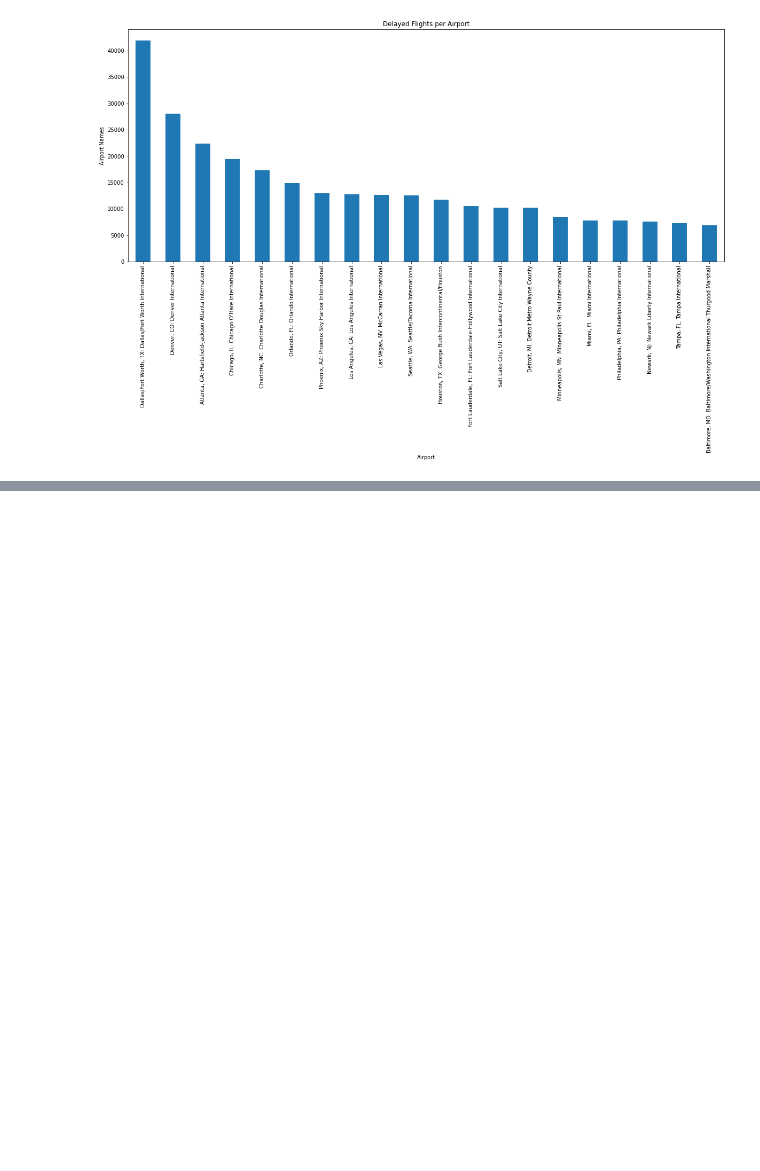
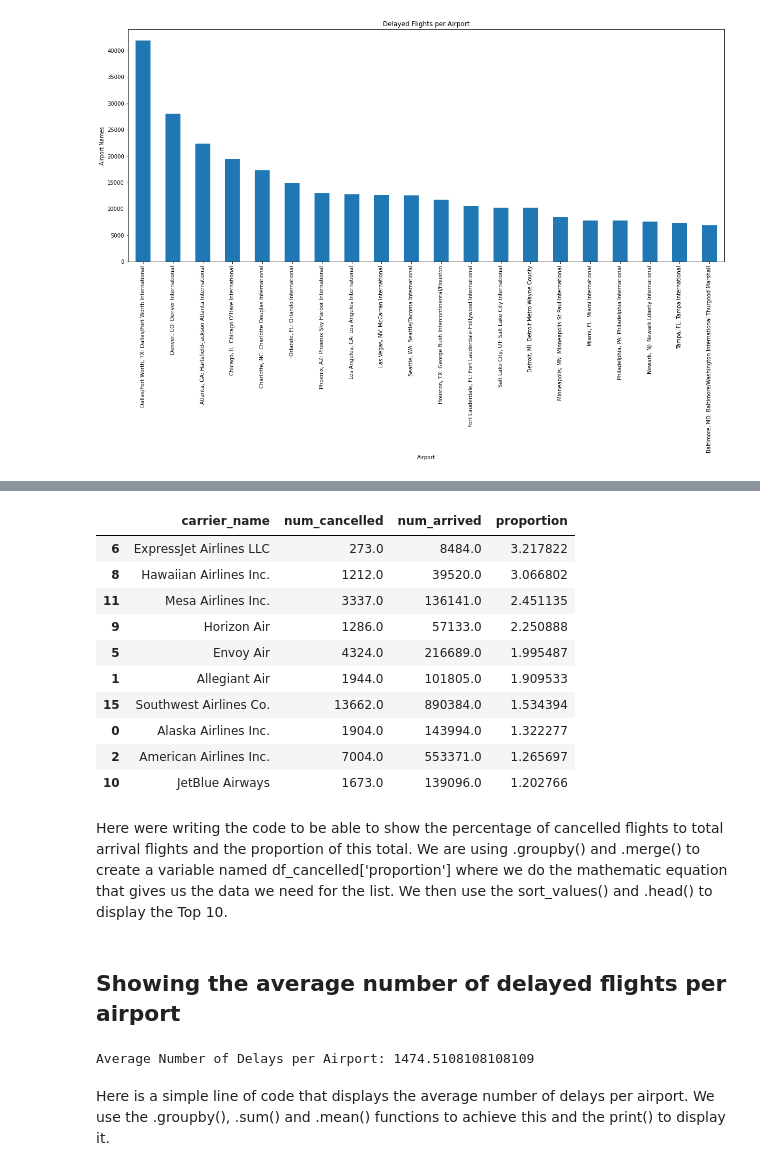
Before and after one commit to kmccoy123/Flight-Delays, a Jupyter notebook: report.ipynb, the cells around one changed output, grey strips where cells are left out. Saved outputs shown, nothing was run; the diff lists cells and outputs as text; code cells hidden in the pictures; blank space fills up the shorter version.

```diff
--- a/report.ipynb
+++ b/report.ipynb
@@ -181,0 +219,34 @@ df.plot(x="carrier", y=["weather_ct", "carrier_ct"], kind="barh")
+# %%
+df_flights = df.groupby('carrier_name')['arr_flights'].sum().reset_index(name='num_arrived')
+df_cancelled = df.groupby('carrier_name')['arr_cancelled'].sum().reset_index(name='num_cancelled')
+df_cancelled = pd.merge(df_cancelled, df_flights, on='carrier_name')
+
+df_cancelled['proportion'] = df_cancelled['num_cancelled'] / df_cancelled['num_arrived'] * 100
+
+df_cancelled.sort_values(by=['proportion'], ascending=False).head(10)
+# %% [output]
+|  | carrier_name | num_cancelled | num_arrived | proportion |
+| 6 | ExpressJet Airlines LLC | 273.0 | 8484.0 | 3.217822 |
+| 8 | Hawaiian Airlines Inc. | 1212.0 | 39520.0 | 3.066802 |
+| 11 | Mesa Airlines Inc. | 3337.0 | 136141.0 | 2.451135 |
+| 9 | Horizon Air | 1286.0 | 57133.0 | 2.250888 |
+| 5 | Envoy Air | 4324.0 | 216689.0 | 1.995487 |
+| 1 | Allegiant Air | 1944.0 | 101805.0 | 1.909533 |
+| 15 | Southwest Airlines Co. | 13662.0 | 890384.0 | 1.534394 |
+| 0 | Alaska Airlines Inc. | 1904.0 | 143994.0 | 1.322277 |
+| 2 | American Airlines Inc. | 7004.0 | 553371.0 | 1.265697 |
+| 10 | JetBlue Airways | 1673.0 | 139096.0 | 1.202766 |
+# %% [markdown]
+Here were writing the code to be able to show the percentage of cancelled flights to total arrival flights and the proportion of this total.  We are using .groupby() and .merge() to create a variable named df_cancelled['proportion'] where we do the mathematic equation that gives us the data we need for the list.  We then use the sort_values() and .head() to display the Top 10.
+# %% [markdown]
+## Showing the average number of delayed flights per airport
+# %%
+# Calculate the average number of delays per airport.
+average_delay = df.groupby('airport')['arr_del15'].sum().mean()
+
+# Display average number of delays per airport.
+print('Average Number of Delays per Airport: ' + str(average_delay))
+# %% [output]
+Average Number of Delays per Airport: 1474.5108108108109
+# %% [markdown]
+Here is a simple line of code that displays the average number of delays per airport.  We use the .groupby(), .sum() and .mean() functions to achieve this and the print() to display it.
```
Also changed, not shown: parts of 33 cells of this notebook, 4 other files.
